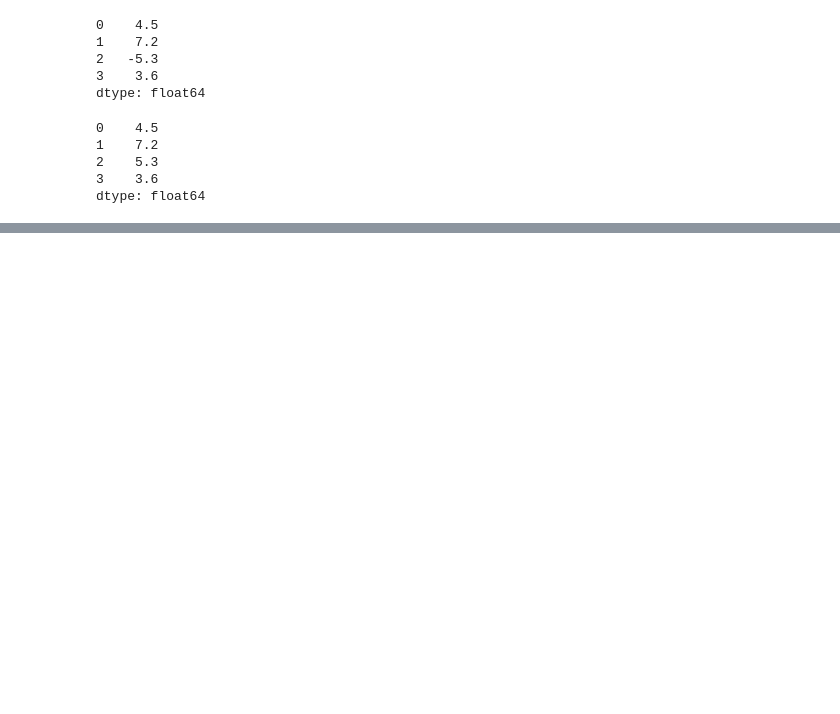
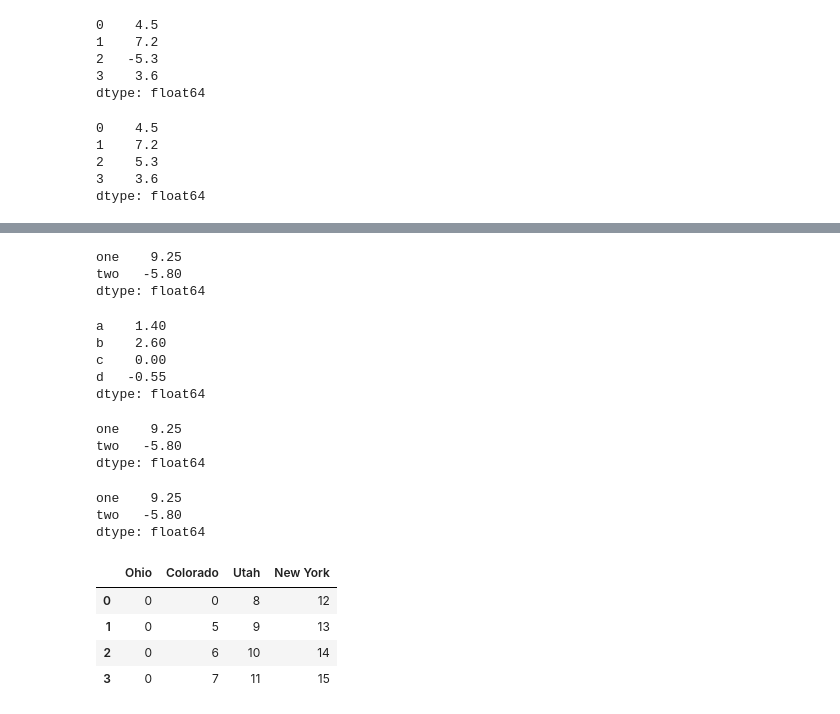
Before and after one commit to jflisazo/python, a Jupyter notebook: ch03.ipynb, the cells around one changed output, grey strips where cells are left out. Saved outputs shown, nothing was run; the diff lists cells and outputs as text; code cells hidden in the pictures; blank space fills up the shorter version.

```diff
--- a/ch03.ipynb
+++ b/ch03.ipynb
@@ -216,0 +302,36 @@ dtype: float64
+# %%
+df.sum()
+# %% [output]
+one    9.25
+two   -5.80
+dtype: float64
+# %%
+df.sum(axis="columns")
+# %% [output]
+a    1.40
+b    2.60
+c    0.00
+d   -0.55
+dtype: float64
+# %%
+df.sum(axis="rows")
+# %% [output]
+one    9.25
+two   -5.80
+dtype: float64
+# %%
+df.sum(axis="index")
+# %% [output]
+one    9.25
+two   -5.80
+dtype: float64
+# %%
+data  = pd.DataFrame({"Ohio": [0, 0, 0, 0], "Colorado": [0, 5, 6, 7], "Utah": [8, 9, 10, 11], "New York": [12, 13, 14, 15]})
+# %%
+data
+# %% [output]
+|  | Ohio | Colorado | Utah | New York |
+| 0 | 0 | 0 | 8 | 12 |
+| 1 | 0 | 5 | 9 | 13 |
+| 2 | 0 | 6 | 10 | 14 |
+| 3 | 0 | 7 | 11 | 15 |
```
Also changed, not shown: parts of 21 cells of this notebook.
